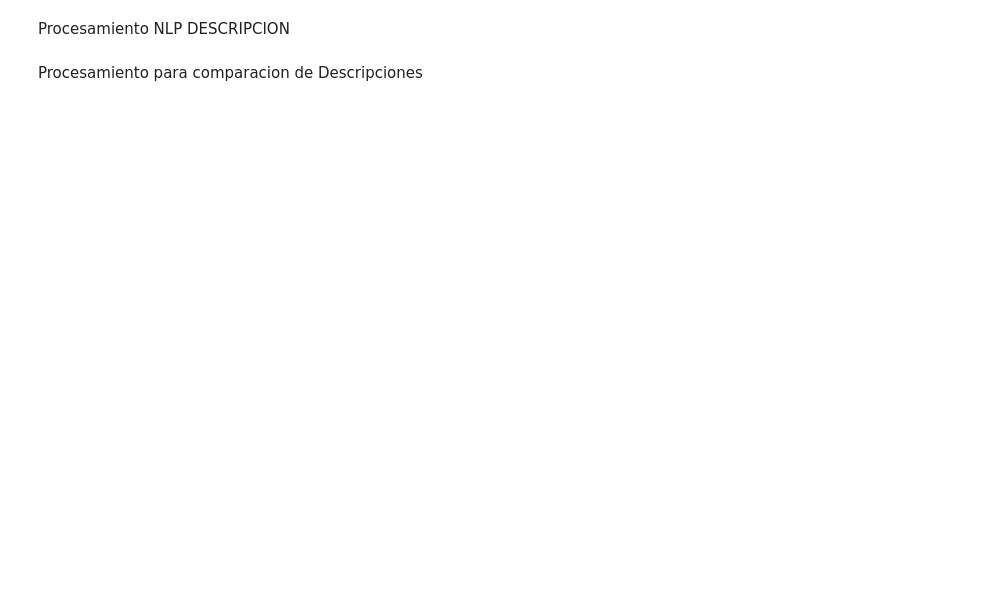
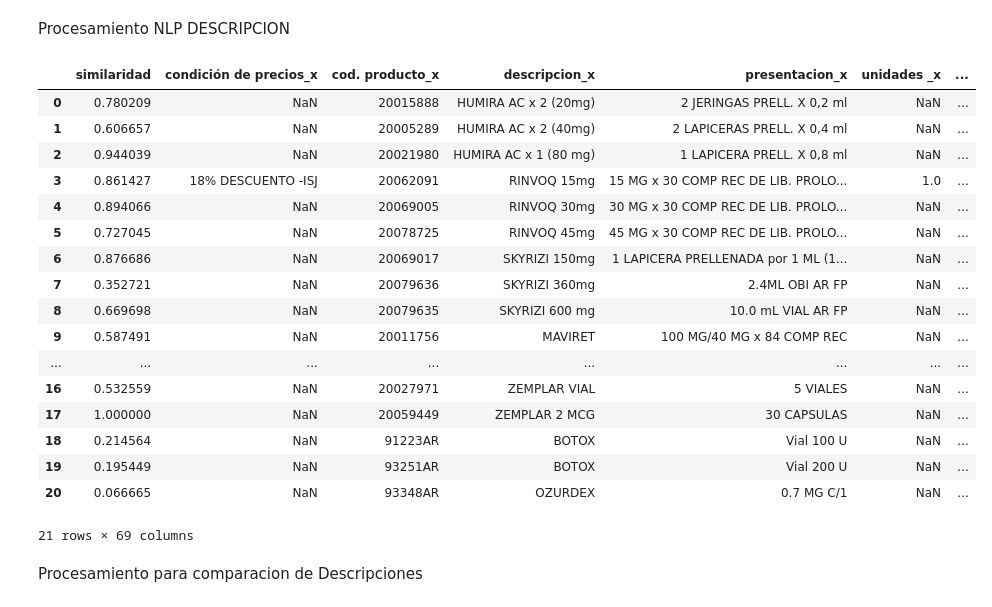
Before and after one commit to emmaSDNZ/digitalizacion_distriapp, a Jupyter notebook: backend/src/notebook/index.ipynb, the cells around one changed output. Saved outputs shown, nothing was run; the diff lists cells and outputs as text; code cells hidden in the pictures; blank space fills up the shorter version.

```diff
--- a/backend/src/notebook/index.ipynb
+++ b/backend/src/notebook/index.ipynb
@@ -248,7 +268,26 @@ df_Proveedor.head(10)
 Procesamiento NLP DESCRIPCION
 # %%
 df_resultado_similiridad = main_principal(df_MasterProductos_Filtro, df_Proveedor)
-#df_resultado_similiridad
+df_resultado_similiridad
+# %% [output]
+|  | similaridad | condición de precios_x | cod. producto_x | descripcion_x | presentacion_x | unidades _x | ... |
+| 0 | 0.780209 | NaN | 20015888 | HUMIRA AC x 2 (20mg) | 2 JERINGAS PRELL. X 0,2 ml | NaN | ... |
+| 1 | 0.606657 | NaN | 20005289 | HUMIRA AC x 2 (40mg) | 2 LAPICERAS PRELL. X 0,4 ml | NaN | ... |
+| 2 | 0.944039 | NaN | 20021980 | HUMIRA AC x 1 (80 mg) | 1 LAPICERA PRELL. X 0,8 ml | NaN | ... |
+| 3 | 0.861427 | 18% DESCUENTO -ISJ | 20062091 | RINVOQ 15mg | 15 MG x 30 COMP REC DE LIB. PROLO... | 1.0 | ... |
+| 4 | 0.894066 | NaN | 20069005 | RINVOQ 30mg | 30 MG x 30 COMP REC DE LIB. PROLO... | NaN | ... |
+| 5 | 0.727045 | NaN | 20078725 | RINVOQ 45mg | 45 MG x 30 COMP REC DE LIB. PROLO... | NaN | ... |
+| 6 | 0.876686 | NaN | 20069017 | SKYRIZI 150mg | 1 LAPICERA PRELLENADA por 1 ML (1... | NaN | ... |
+| 7 | 0.352721 | NaN | 20079636 | SKYRIZI 360mg | 2.4ML OBI AR FP | NaN | ... |
+| 8 | 0.669698 | NaN | 20079635 | SKYRIZI 600 mg | 10.0 mL VIAL AR FP | NaN | ... |
+| 9 | 0.587491 | NaN | 20011756 | MAVIRET | 100 MG/40 MG x 84 COMP REC | NaN | ... |
+| ... | ... | ... | ... | ... | ... | ... | ... |
+| 16 | 0.532559 | NaN | 20027971 | ZEMPLAR VIAL | 5 VIALES | NaN | ... |
+| 17 | 1.000000 | NaN | 20059449 | ZEMPLAR 2 MCG | 30 CAPSULAS | NaN | ... |
+| 18 | 0.214564 | NaN | 91223AR | BOTOX | Vial 100 U | NaN | ... |
+| 19 | 0.195449 | NaN | 93251AR | BOTOX | Vial 200 U | NaN | ... |
+| 20 | 0.066665 | NaN | 93348AR | OZURDEX | 0.7 MG C/1 | NaN | ... |
+21 rows × 69 columns
 # %% [markdown]
 Procesamiento para comparacion de  Descripciones
 # %%
```
Also changed, not shown: parts of 17 cells of this notebook, 3 other files.
